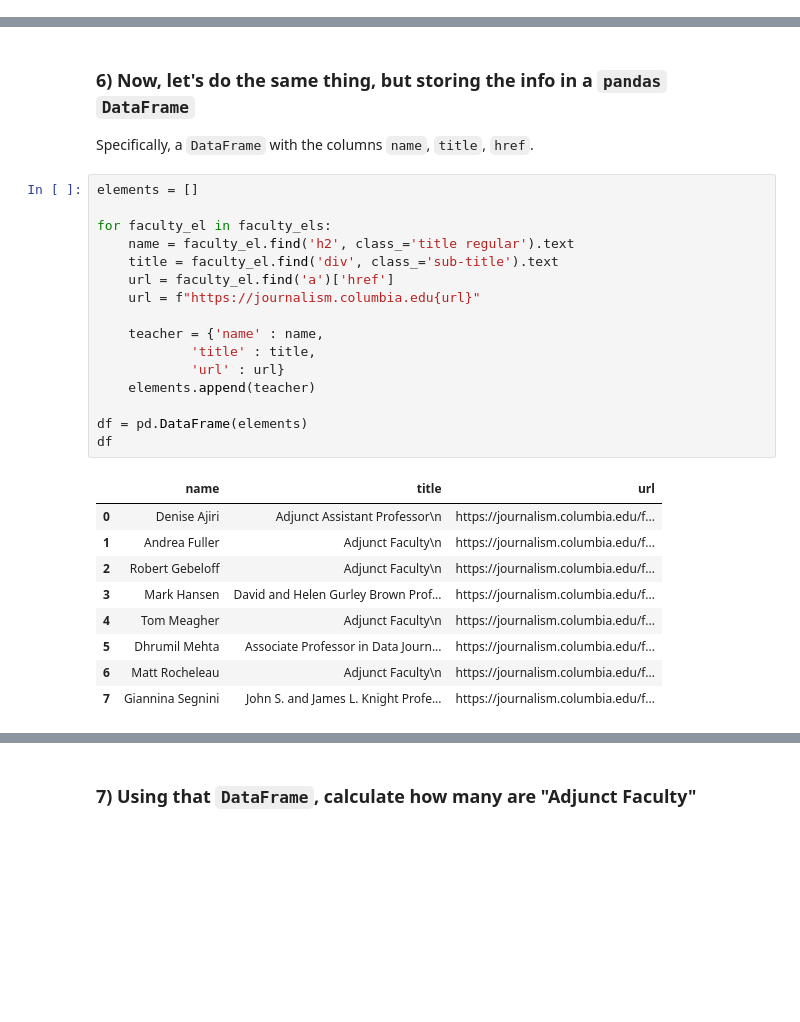
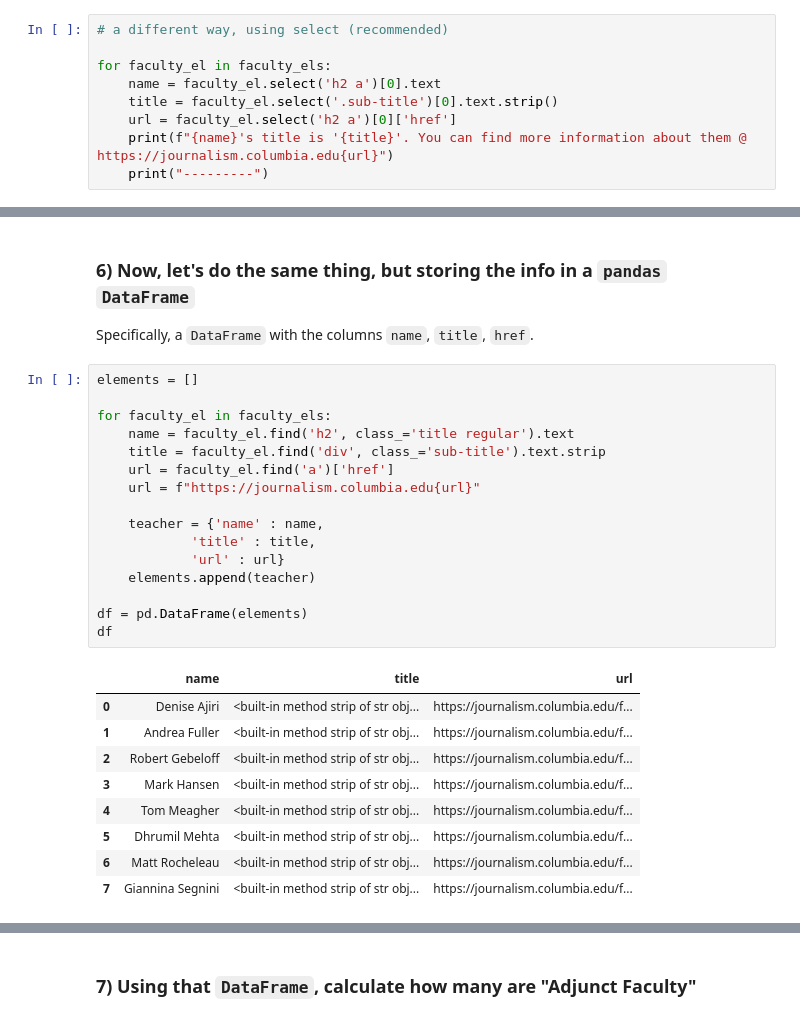
Before and after one commit to marcodallastella/LEDE-Homeworks, a Jupyter notebook: 06. Intro to Scraping/homework-data-faculty.ipynb, the cells around one changed output, grey strips where cells are left out. Saved outputs shown, nothing was run; the diff lists cells and outputs as text; blank space fills up the shorter version.

```diff
--- a/06. Intro to Scraping/homework-data-faculty.ipynb
+++ b/06. Intro to Scraping/homework-data-faculty.ipynb
@@ -117,3 +117,12 @@ Mark Hansen's title is 'David and Helen Gurley Brown Professor of Journalism and
 Giannina Segnini's title is 'John S. and James L. Knight Professor of Professional Practice in Data Journalism
 '. You can find more information about them @ https://journalism.columbia.edu/faculty/giannina-segnini
 ---------
+# %%
+# a different way, using select (recommended)
+
+for faculty_el in faculty_els:
+    name = faculty_el.select('h2 a')[0].text
+    title = faculty_el.select('.sub-title')[0].text.strip()
+    url = faculty_el.select('h2 a')[0]['href']
+    print(f"{name}'s title is '{title}'. You can find more information about them @ https://journalism.columbia.edu{url}")
+    print("---------")
@@ -124,26 +150,26 @@ Specifically, a `DataFrame` with the columns `name`, `title`, `href`.
 # %%
 elements = []
 
 for faculty_el in faculty_els:
     name = faculty_el.find('h2', class_='title regular').text
-    title = faculty_el.find('div', class_='sub-title').text
+    title = faculty_el.find('div', class_='sub-title').text.strip
     url = faculty_el.find('a')['href']
     url = f"https://journalism.columbia.edu{url}"
 
     teacher = {'name' : name,
             'title' : title,
             'url' : url}
     elements.append(teacher)
 
 df = pd.DataFrame(elements)
 df
 # %% [output]
 |  | name | title | url |
-| 0 | Denise Ajiri | Adjunct Assistant Professor\n | https://journalism.columbia.edu/f... |
-| 1 | Andrea Fuller | Adjunct Faculty\n | https://journalism.columbia.edu/f... |
-| 2 | Robert Gebeloff | Adjunct Faculty\n | https://journalism.columbia.edu/f... |
-| 3 | Mark Hansen | David and Helen Gurley Brown Prof... | https://journalism.columbia.edu/f... |
-| 4 | Tom Meagher | Adjunct Faculty\n | https://journalism.columbia.edu/f... |
-| 5 | Dhrumil Mehta | Associate Professor in Data Journ... | https://journalism.columbia.edu/f... |
-| 6 | Matt Rocheleau | Adjunct Faculty\n | https://journalism.columbia.edu/f... |
-| 7 | Giannina Segnini | John S. and James L. Knight Profe... | https://journalism.columbia.edu/f... |
+| 0 | Denise Ajiri | <built-in method strip of str obj... | https://journalism.columbia.edu/f... |
+| 1 | Andrea Fuller | <built-in method strip of str obj... | https://journalism.columbia.edu/f... |
+| 2 | Robert Gebeloff | <built-in method strip of str obj... | https://journalism.columbia.edu/f... |
+| 3 | Mark Hansen | <built-in method strip of str obj... | https://journalism.columbia.edu/f... |
+| 4 | Tom Meagher | <built-in method strip of str obj... | https://journalism.columbia.edu/f... |
+| 5 | Dhrumil Mehta | <built-in method strip of str obj... | https://journalism.columbia.edu/f... |
+| 6 | Matt Rocheleau | <built-in method strip of str obj... | https://journalism.columbia.edu/f... |
+| 7 | Giannina Segnini | <built-in method strip of str obj... | https://journalism.columbia.edu/f... |
```
Also changed, not shown: parts of 8 cells of this notebook, 1 other file.
